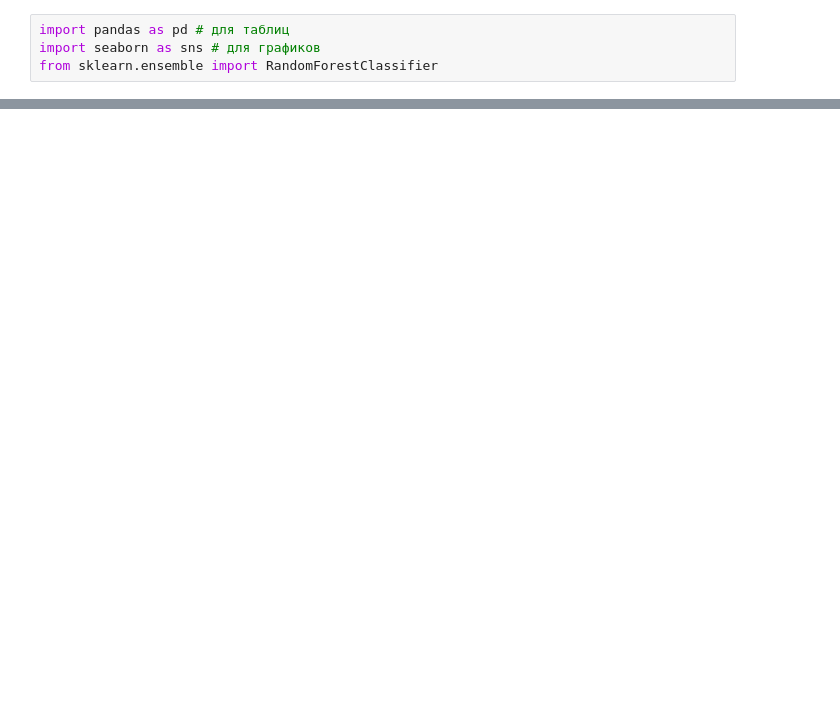
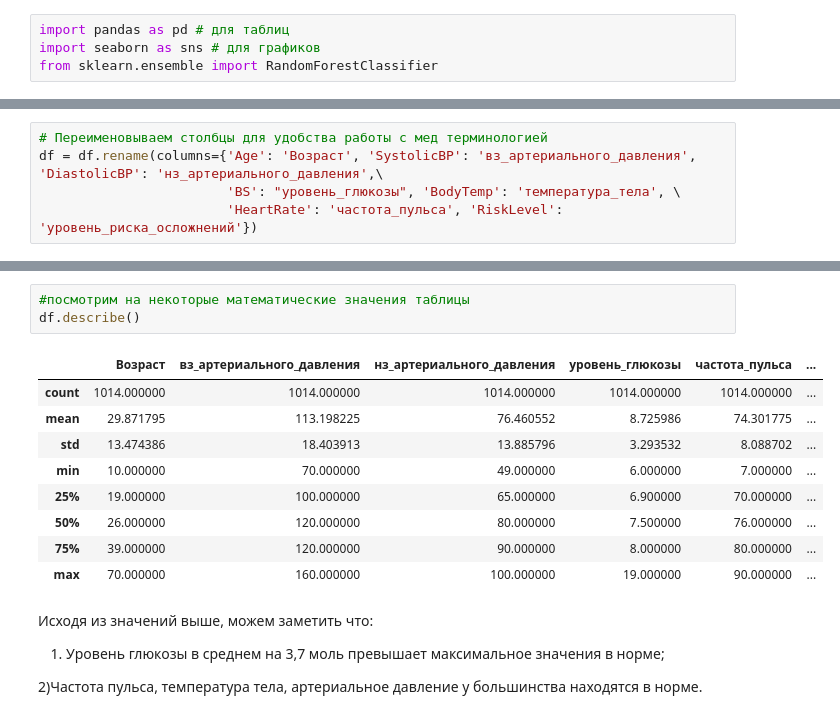
Before and after one commit to ArturGrigo/ArturGrigo, a Jupyter notebook: Тестовое_задание.ipynb, the cells around one changed output, grey strips where cells are left out. Cells and saved outputs as stored; diff of their text form; blank space fills up the shorter version.

```diff
--- a/Тестовое_задание.ipynb
+++ b/Тестовое_задание.ipynb
@@ -48,0 +76,5 @@ plt.gca().spines[['top', 'right',]].set_visible(False)
+# %%
+# Переименовываем столбцы для удобства работы с мед терминологией
+df = df.rename(columns={'Age': 'Возраст', 'SystolicBP': 'вз_артериального_давления', 'DiastolicBP': 'нз_артериального_давления',\
+                        'BS': "уровень_глюкозы", 'BodyTemp': 'температура_тела', \
+                        'HeartRate': 'частота_пульса', 'RiskLevel': 'уровень_риска_осложнений'})
@@ -48,0 +185,19 @@ plt.gca().spines[['top', 'right',]].set_visible(False)
+# %%
+#посмотрим на некоторые математические значения таблицы
+df.describe()
+# %% [output]
+|  | Возраст | вз_артериального_давления | нз_артериального_давления | уровень_глюкозы | частота_пульса | ... |
+| count | 1014.000000 | 1014.000000 | 1014.000000 | 1014.000000 | 1014.000000 | ... |
+| mean | 29.871795 | 113.198225 | 76.460552 | 8.725986 | 74.301775 | ... |
+| std | 13.474386 | 18.403913 | 13.885796 | 3.293532 | 8.088702 | ... |
+| min | 10.000000 | 70.000000 | 49.000000 | 6.000000 | 7.000000 | ... |
+| 25% | 19.000000 | 100.000000 | 65.000000 | 6.900000 | 70.000000 | ... |
+| 50% | 26.000000 | 120.000000 | 80.000000 | 7.500000 | 76.000000 | ... |
+| 75% | 39.000000 | 120.000000 | 90.000000 | 8.000000 | 80.000000 | ... |
+| max | 70.000000 | 160.000000 | 100.000000 | 19.000000 | 90.000000 | ... |
+# %% [markdown]
+Исходя из значений выше, можем заметить что:
+
+1) Уровень глюкозы в среднем на 3,7 моль превышает максимальное значения в норме;
+
+2)Частота пульса, температура тела, артериальное давление у большинства  находятся в норме.
```
Also changed, not shown: parts of 15 cells of this notebook.
